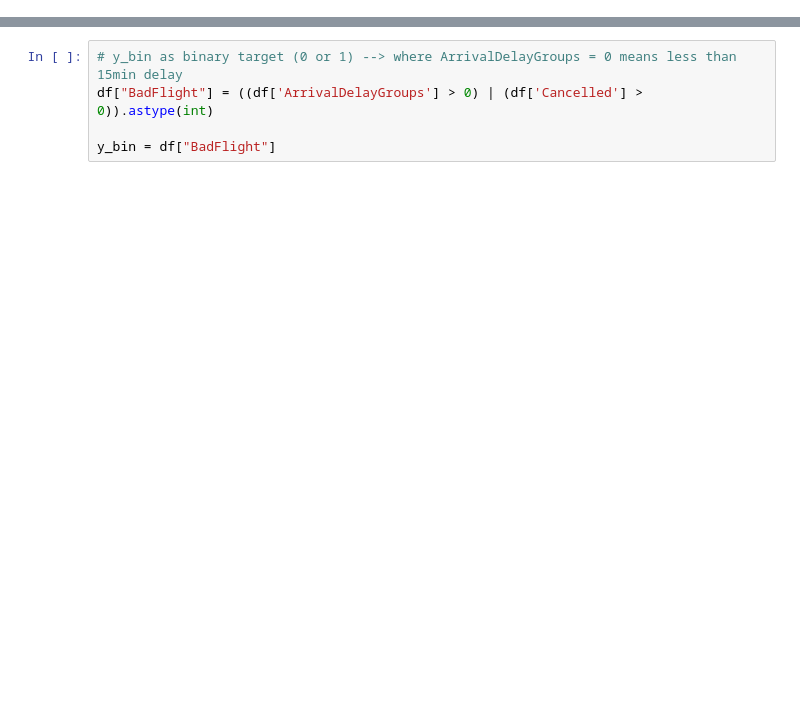
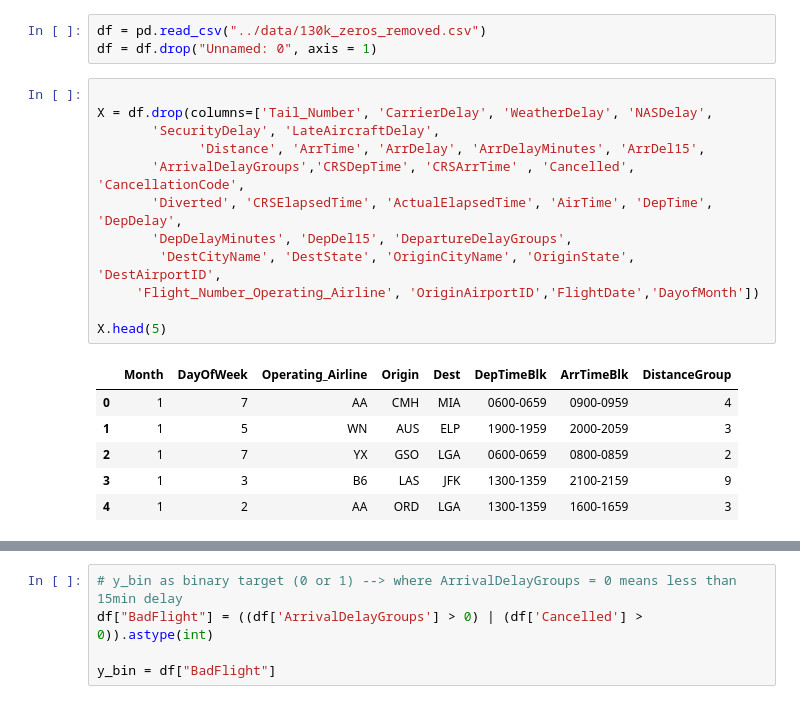
Before and after one commit to mariajoi/flightdelay, a Jupyter notebook: notebooks/mariajoi_modeltest.ipynb, the cells around one changed output, grey strips where cells are left out. Saved outputs shown, nothing was run; the diff lists cells and outputs as text; blank space fills up the shorter version.

```diff
--- a/notebooks/mariajoi_modeltest.ipynb
+++ b/notebooks/mariajoi_modeltest.ipynb
@@ -17,0 +19,22 @@ X[int64_columns] = X[int64_columns].astype('int16')
+# %%
+df = pd.read_csv("../data/130k_zeros_removed.csv")
+df = df.drop("Unnamed: 0", axis = 1)
+# %%
+
+X = df.drop(columns=['Tail_Number', 'CarrierDelay', 'WeatherDelay', 'NASDelay',
+       'SecurityDelay', 'LateAircraftDelay',
+             'Distance', 'ArrTime', 'ArrDelay', 'ArrDelayMinutes', 'ArrDel15',
+       'ArrivalDelayGroups','CRSDepTime', 'CRSArrTime' , 'Cancelled', 'CancellationCode',
+       'Diverted', 'CRSElapsedTime', 'ActualElapsedTime', 'AirTime', 'DepTime', 'DepDelay',
+       'DepDelayMinutes', 'DepDel15', 'DepartureDelayGroups',
+        'DestCityName', 'DestState', 'OriginCityName', 'OriginState', 'DestAirportID',
+     'Flight_Number_Operating_Airline', 'OriginAirportID','FlightDate','DayofMonth'])
+
+X.head(5)
+# %% [output]
+|  | Month | DayOfWeek | Operating_Airline | Origin | Dest | DepTimeBlk | ArrTimeBlk | DistanceGroup |
+| 0 | 1 | 7 | AA | CMH | MIA | 0600-0659 | 0900-0959 | 4 |
+| 1 | 1 | 5 | WN | AUS | ELP | 1900-1959 | 2000-2059 | 3 |
+| 2 | 1 | 7 | YX | GSO | LGA | 0600-0659 | 0800-0859 | 2 |
+| 3 | 1 | 3 | B6 | LAS | JFK | 1300-1359 | 2100-2159 | 9 |
+| 4 | 1 | 2 | AA | ORD | LGA | 1300-1359 | 1600-1659 | 3 |
```
Also changed, not shown: parts of 59 cells of this notebook.
